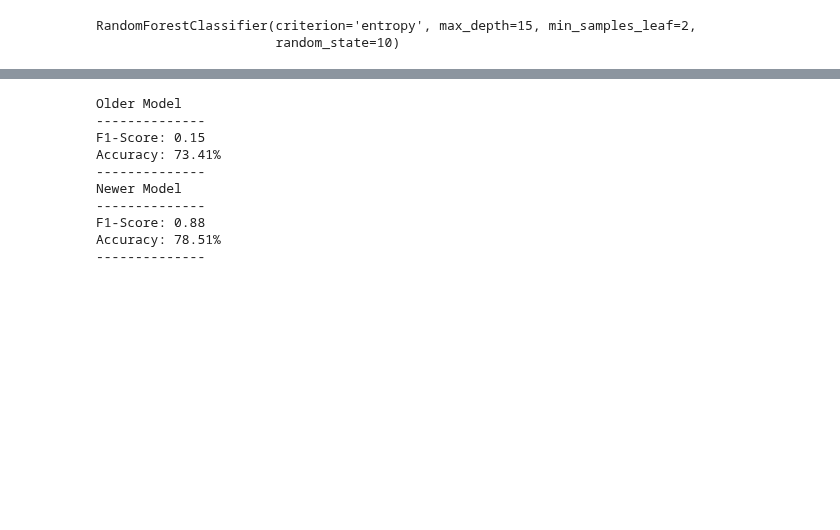
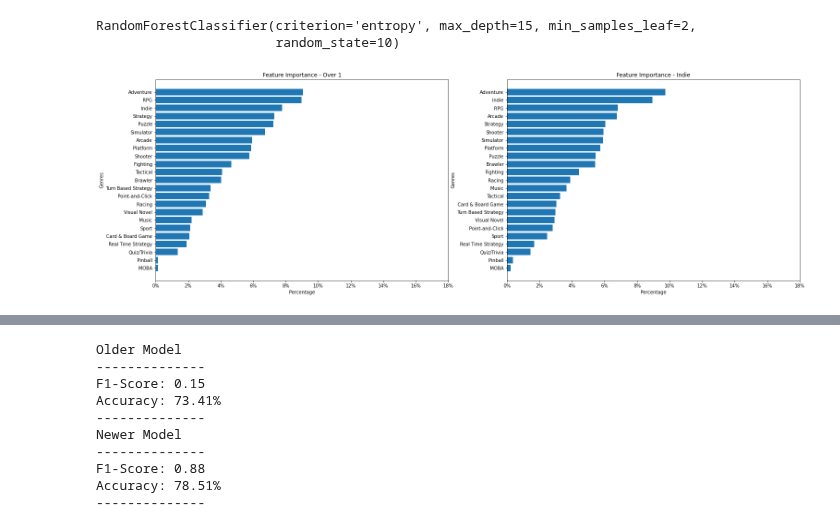
Before and after one commit to Tommyphung1/Predicting-Video-Games-Profit-with-Genres, a Jupyter notebook: Final_Notebook.ipynb, the cells around one changed output, grey strips where cells are left out. Drawn from its saved outputs; the diff is of its cells as text; code cells hidden in the pictures; blank space fills up the shorter version.

```diff
--- a/Final_Notebook.ipynb
+++ b/Final_Notebook.ipynb
@@ -307,3 +307,10 @@ forest_clf_base_2.fit(X_train, y_train_2)
 # %% [output]
 RandomForestClassifier(criterion='entropy', max_depth=15, min_samples_leaf=2,
                        random_state=10)
+# %%
+random_list_grid = dc.convert_feature(forest_clf_base)
+random_list_grid_2 = dc.convert_feature(forest_clf_base_2)
+
+dv.visual_baseline(random_list_grid, random_list_grid_2)
+# %% [output]
+[figure, added]
```
Also changed, not shown: parts of 8 cells of this notebook, 2 other files.
